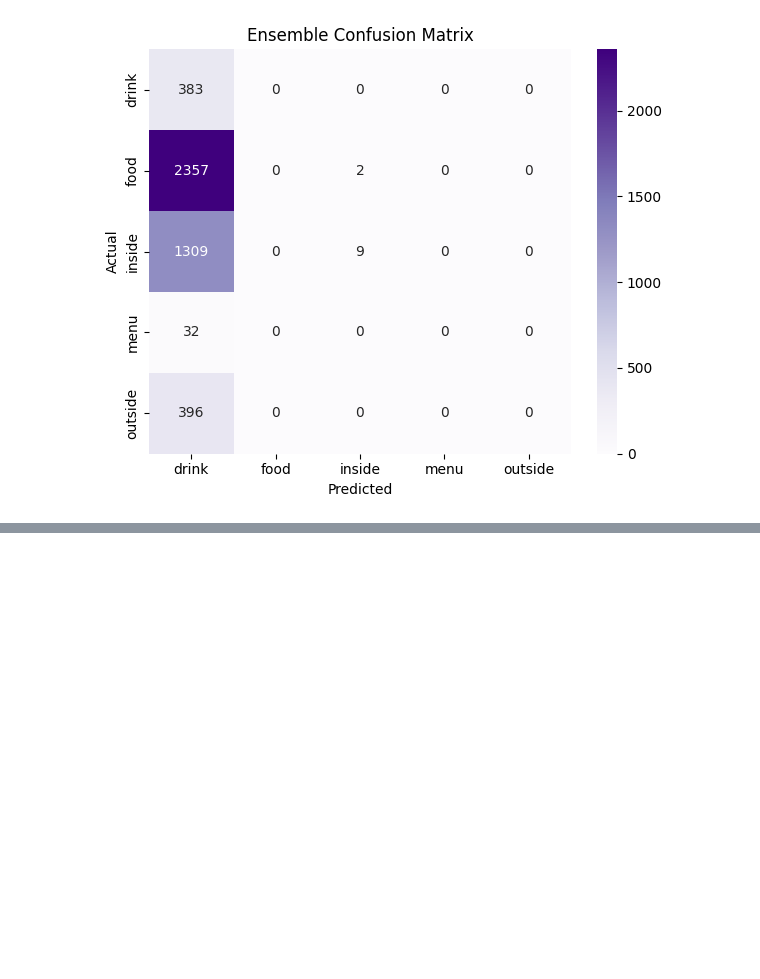
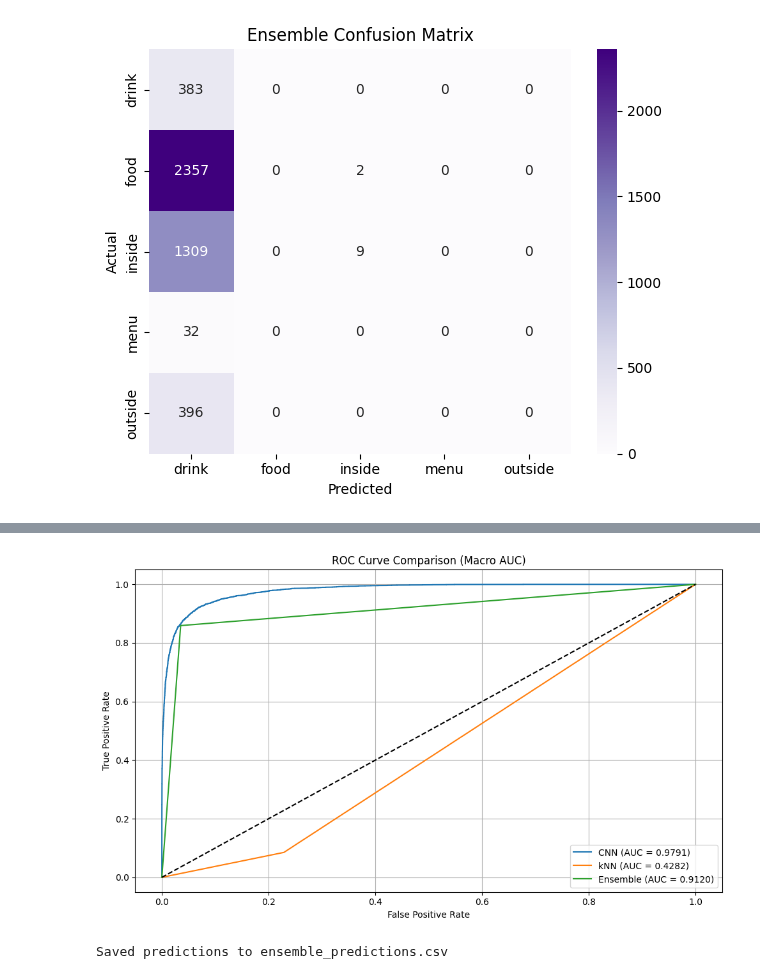
Before and after one commit to LCIT-AISC-T3-S25/Group3, a Jupyter notebook: ensemble_model.ipynb, the cells around one changed output, grey strips where cells are left out. Cells and saved outputs as stored; diff of their text form; code cells hidden in the pictures; blank space fills up the shorter version.

```diff
--- a/ensemble_model.ipynb
+++ b/ensemble_model.ipynb
@@ -290,0 +339,31 @@ Saved predictions to ensemble_predictions.csv
+# %%
+plot_roc_auc_curves(
+    y_true=y_true_encoded,
+    cnn_prob=cnn_preds,
+    cnn_labels=cnn_labels,
+    knn_labels=knn_labels,
+    ensemble_labels=ensemble_preds
+)
+# %% [output]
+[figure, added]
+# %%
+class_to_str = {v: k for k, v in str_to_class.items()}
+
+# Convert predictions
+cnn_pred_labels = [class_to_str[i] for i in cnn_labels]
+knn_pred_labels = [class_to_str[i] for i in knn_labels]
+ensemble_pred_labels = [class_to_str[i] for i in ensemble_preds]
+
+# Save predictions to CSV
+df = pd.DataFrame({
+    "image_path": file_paths,
+    "true_label": y_true,
+    "cnn_pred": cnn_pred_labels,
+    "knn_pred": knn_pred_labels,
+    "ensemble_pred": ensemble_pred_labels
+})
+
+df.to_csv("ensemble_predictions.csv", index=False)
+print("Saved predictions to ensemble_predictions.csv")
+# %% [output]
+Saved predictions to ensemble_predictions.csv
```
Also changed, not shown: parts of 10 cells of this notebook.
